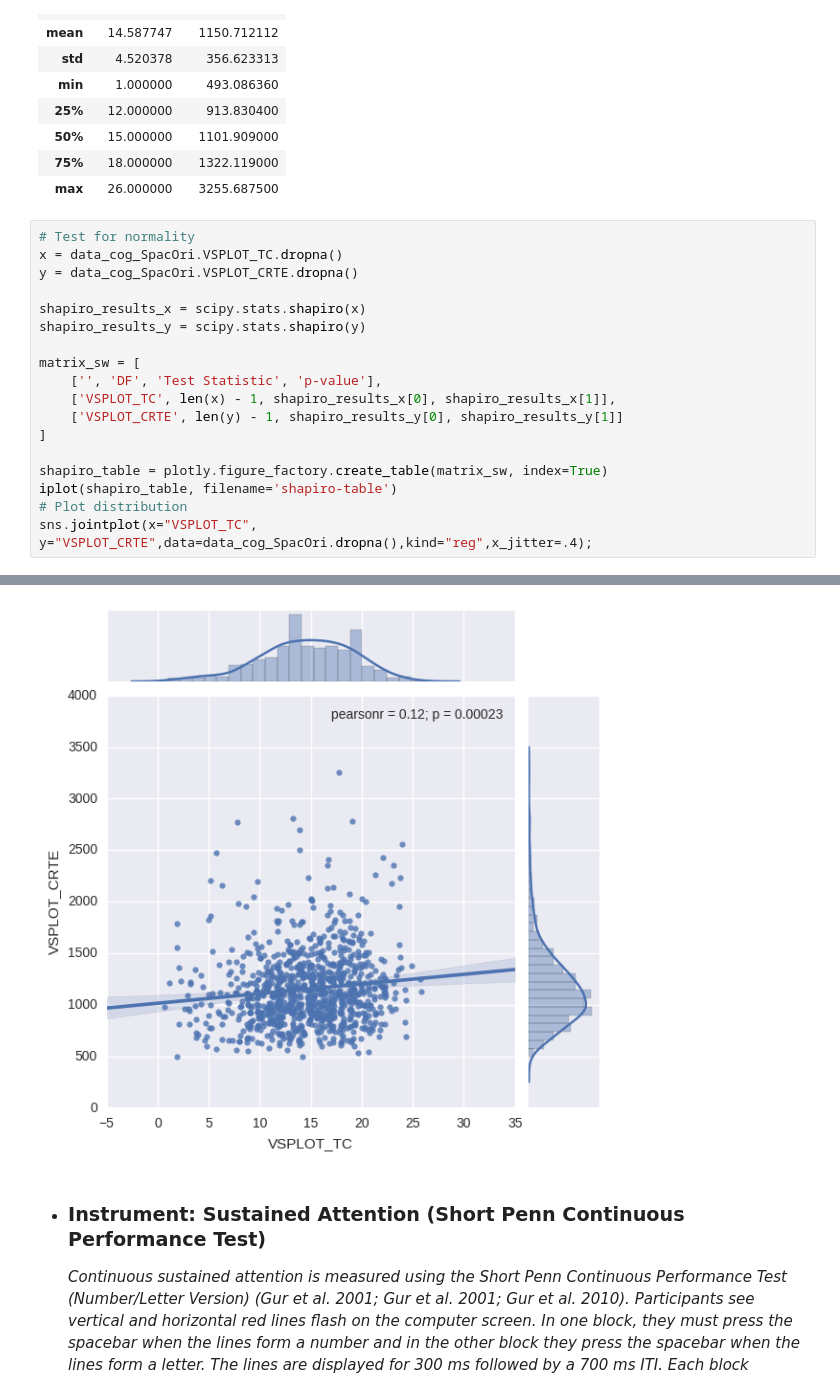
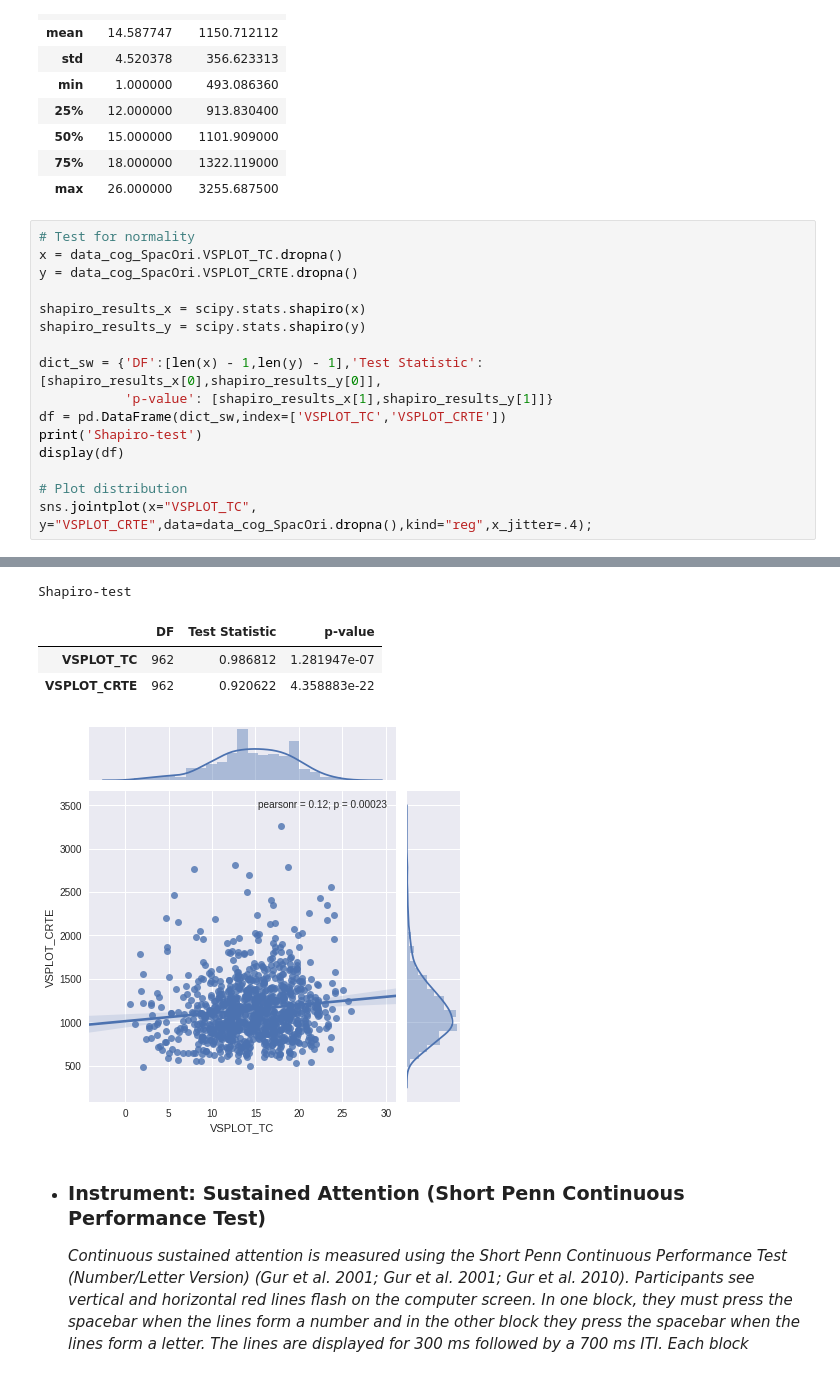
Before and after one commit to SIMEXP/hcp, a Jupyter notebook: HCP_pheno-corr_all.ipynb, the cells around one changed output, grey strips where cells are left out. Saved outputs shown, nothing was run; the diff lists cells and outputs as text.

```diff
--- a/HCP_pheno-corr_all.ipynb
+++ b/HCP_pheno-corr_all.ipynb
@@ -463,14 +456,12 @@ y = data_cog_SpacOri.VSPLOT_CRTE.dropna()
 shapiro_results_x = scipy.stats.shapiro(x)
 shapiro_results_y = scipy.stats.shapiro(y)
 
-matrix_sw = [
-    ['', 'DF', 'Test Statistic', 'p-value'],
-    ['VSPLOT_TC', len(x) - 1, shapiro_results_x[0], shapiro_results_x[1]],
-    ['VSPLOT_CRTE', len(y) - 1, shapiro_results_y[0], shapiro_results_y[1]]
-]
+dict_sw = {'DF':[len(x) - 1,len(y) - 1],'Test Statistic': [shapiro_results_x[0],shapiro_results_y[0]],
+           'p-value': [shapiro_results_x[1],shapiro_results_y[1]]}
+df = pd.DataFrame(dict_sw,index=['VSPLOT_TC','VSPLOT_CRTE'])
+print('Shapiro-test')
+display(df)
 
-shapiro_table = plotly.figure_factory.create_table(matrix_sw, index=True)
-iplot(shapiro_table, filename='shapiro-table')
 # Plot distribution
 sns.jointplot(x="VSPLOT_TC", y="VSPLOT_CRTE",data=data_cog_SpacOri.dropna(),kind="reg",x_jitter=.4);
 # %% [output]
@@ -478,4 +468,8 @@ sns.jointplot(x="VSPLOT_TC", y="VSPLOT_CRTE",data=data_cog_SpacOri.dropna(),kind
+Shapiro-test
+|  | DF | Test Statistic | p-value |
+| VSPLOT_TC | 962 | 0.986812 | 1.281947e-07 |
+| VSPLOT_CRTE | 962 | 0.920622 | 4.358883e-22 |
-[figure, old version]
+[figure, new version]
 # %% [markdown]
 - ### Instrument: Sustained Attention (Short Penn Continuous Performance Test)
 
```
Also changed, not shown: parts of 21 cells of this notebook.
